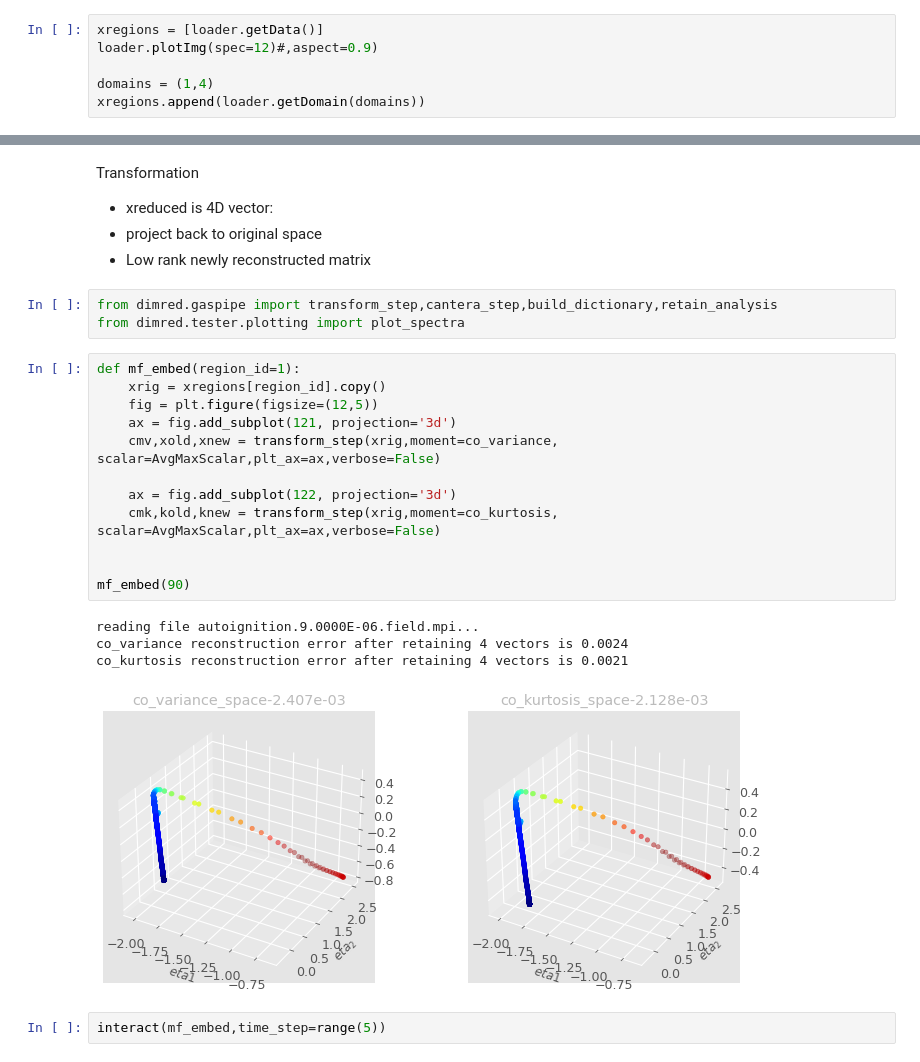
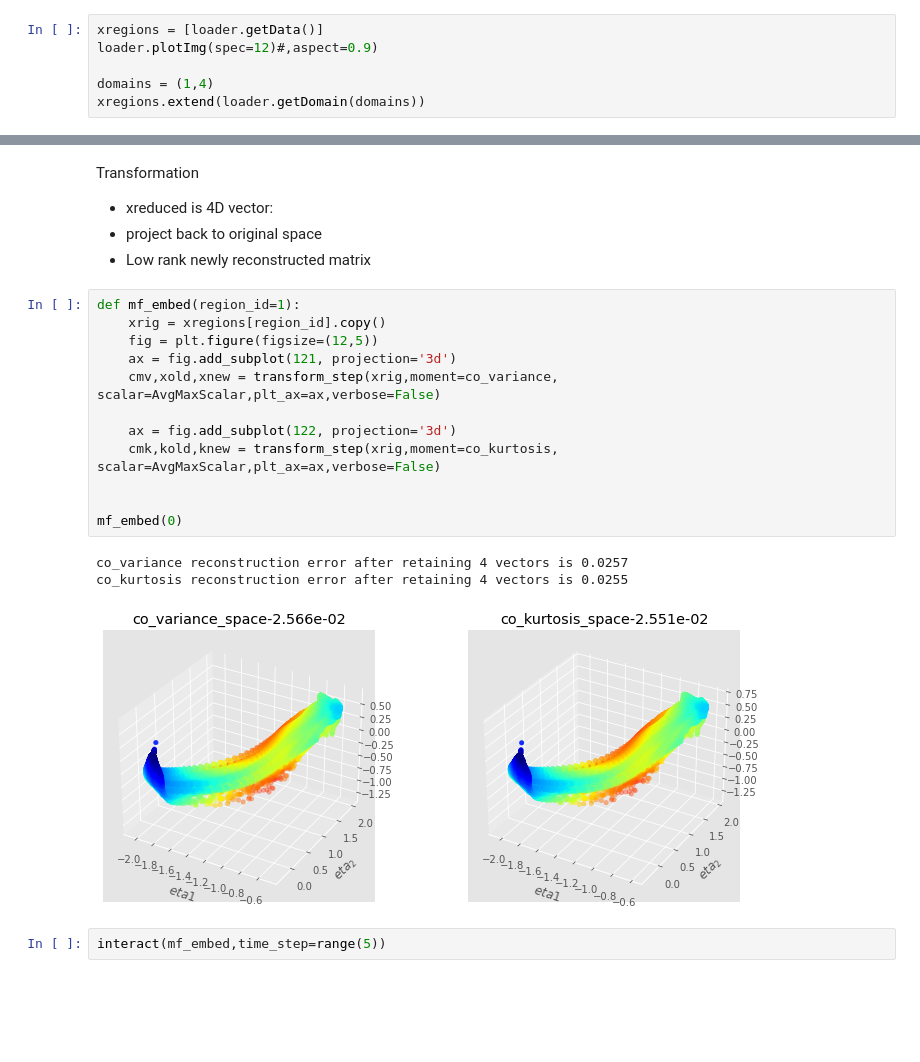
Before and after one commit to kulkarnisp/dim-red, a Jupyter notebook: examples/combust_domain.ipynb, the cells around one changed output, grey strips where cells are left out. Cells and saved outputs as stored; diff of their text form; blank space fills up the shorter version.

```diff
--- a/examples/combust_domain.ipynb
+++ b/examples/combust_domain.ipynb
@@ -37,5 +38,5 @@ xregions = [loader.getData()]
 loader.plotImg(spec=12)#,aspect=0.9)
 
 domains = (1,4)
-xregions.append(loader.getDomain(domains))
+xregions.extend(loader.getDomain(domains))
 # %% [output]
@@ -67,26 +56,22 @@ for x in xregions:
 - xreduced is 4D vector:
 - project back to original space
 - Low rank newly reconstructed matrix
-# %%
-from dimred.gaspipe import transform_step,cantera_step,build_dictionary,retain_analysis
-from dimred.tester.plotting import plot_spectra
 # %%
 def mf_embed(region_id=1):
     xrig = xregions[region_id].copy()
     fig = plt.figure(figsize=(12,5))
     ax = fig.add_subplot(121, projection='3d')
     cmv,xold,xnew = transform_step(xrig,moment=co_variance, scalar=AvgMaxScalar,plt_ax=ax,verbose=False)
 
     ax = fig.add_subplot(122, projection='3d')
     cmk,kold,knew = transform_step(xrig,moment=co_kurtosis, scalar=AvgMaxScalar,plt_ax=ax,verbose=False)
 
 
-mf_embed(90)
+mf_embed(0)
 # %% [output]
-reading file autoignition.9.0000E-06.field.mpi...
-co_variance reconstruction error after retaining 4 vectors is 0.0024
-co_kurtosis reconstruction error after retaining 4 vectors is 0.0021
+co_variance reconstruction error after retaining 4 vectors is 0.0257
+co_kurtosis reconstruction error after retaining 4 vectors is 0.0255
-[figure, old version]
+[figure, new version]
 # %%
 interact(mf_embed,time_step=range(5))
 # %% [output]
```
Also changed, not shown: parts of 8 cells of this notebook, 4 other files.
